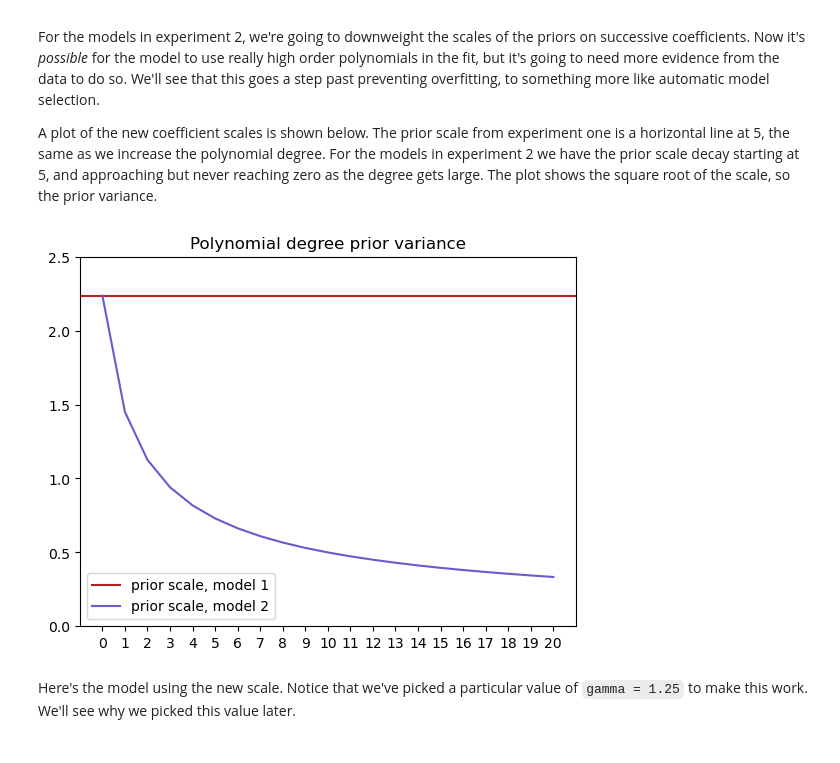
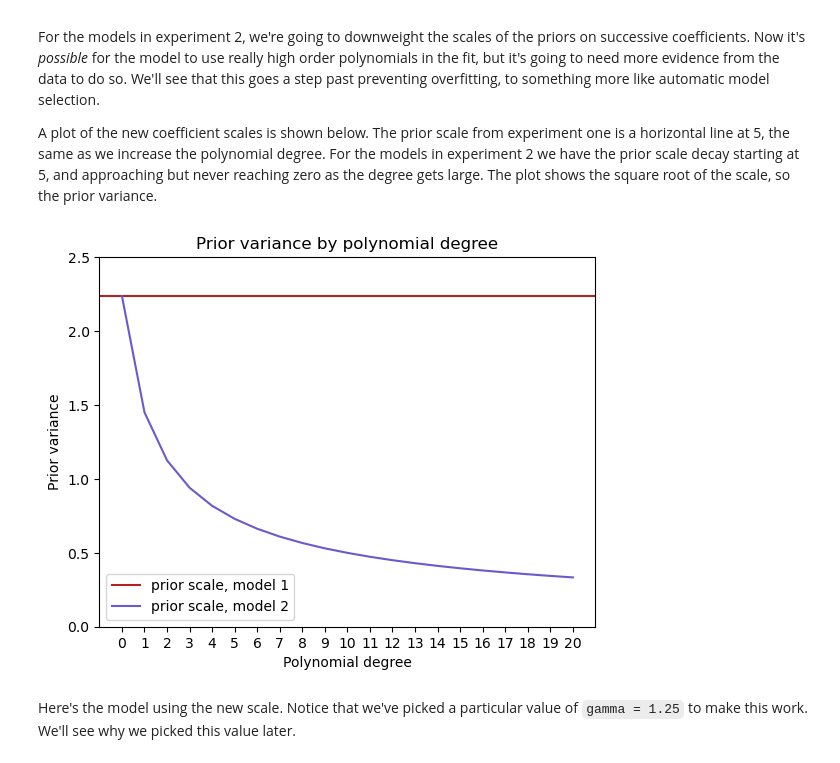
Before and after one commit to bwengals/blog, a Jupyter notebook: posts/occams-razor/occams-razor.ipynb, the cells around one changed output. Saved outputs shown, nothing was run; the diff lists cells and outputs as text; code cells hidden in the pictures.

```diff
--- a/posts/occams-razor/occams-razor.ipynb
+++ b/posts/occams-razor/occams-razor.ipynb
@@ -271,16 +275,18 @@ A plot of the new coefficient scales is shown below.  The prior scale from exper
 # %%
 gamma = 1.25
 degree = 20
 scale = np.sqrt(5.0 * np.arange(1, degree + 2) ** (-gamma))
 
 plt.axhline(y=np.sqrt(5.0), label="prior scale, model 1", color="firebrick")
 plt.plot(np.arange(degree + 1), scale, label="prior scale, model 2", color="slateblue");
 plt.ylim([0.0, 2.5]);
 plt.legend();
 plt.xticks(np.arange(degree + 1));
-plt.title("Polynomial degree prior variance");
+plt.title("Prior variance by polynomial degree");
+plt.xlabel("Polynomial degree");
+plt.ylabel("Prior variance");
 # %% [output]
-[figure, old version]
+[figure, new version]
 # %% [markdown]
 Here's the model using the new scale.  Notice that we've picked a particular value of `gamma = 1.25` to make this work.  We'll see why we picked this value later.
 # %%
```
Also changed, not shown: parts of 20 cells of this notebook, 47 other files.
